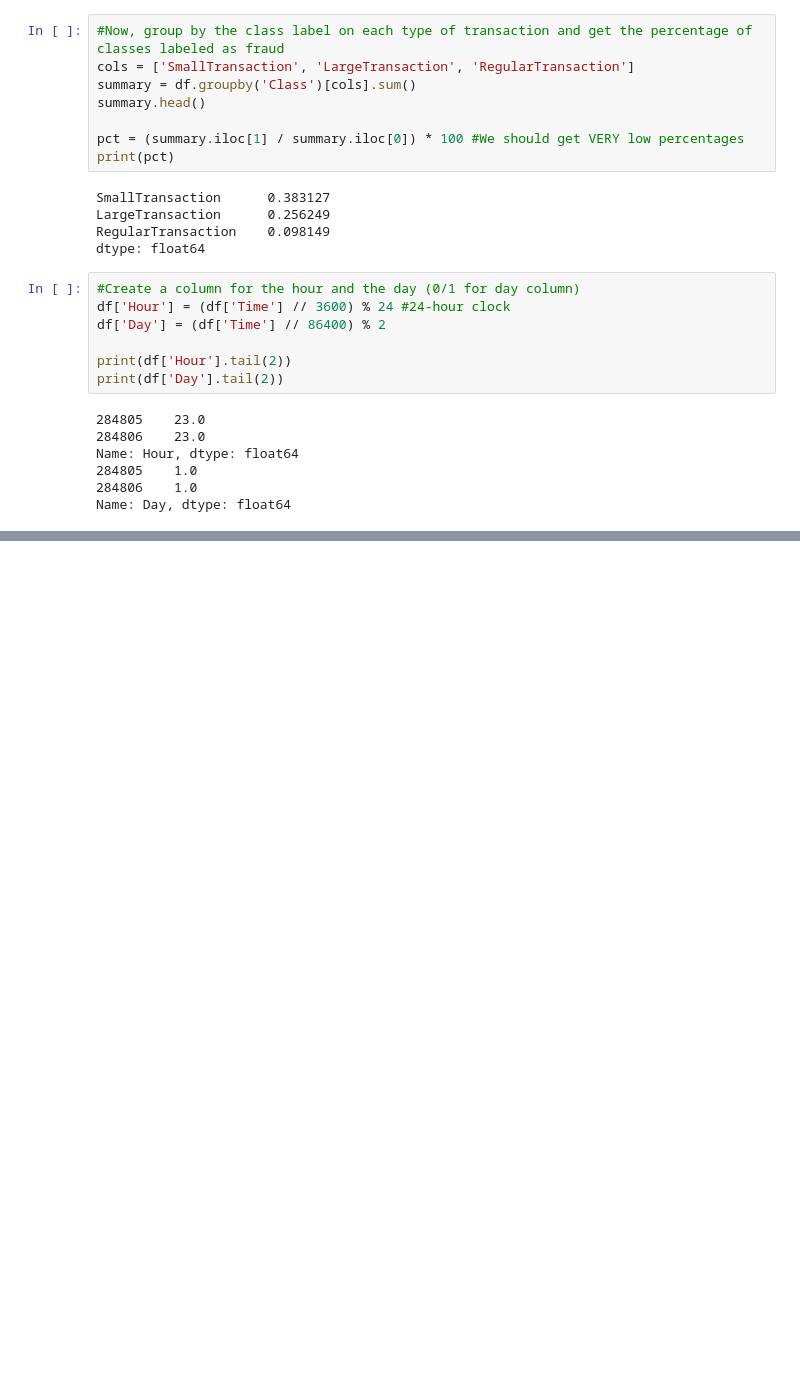
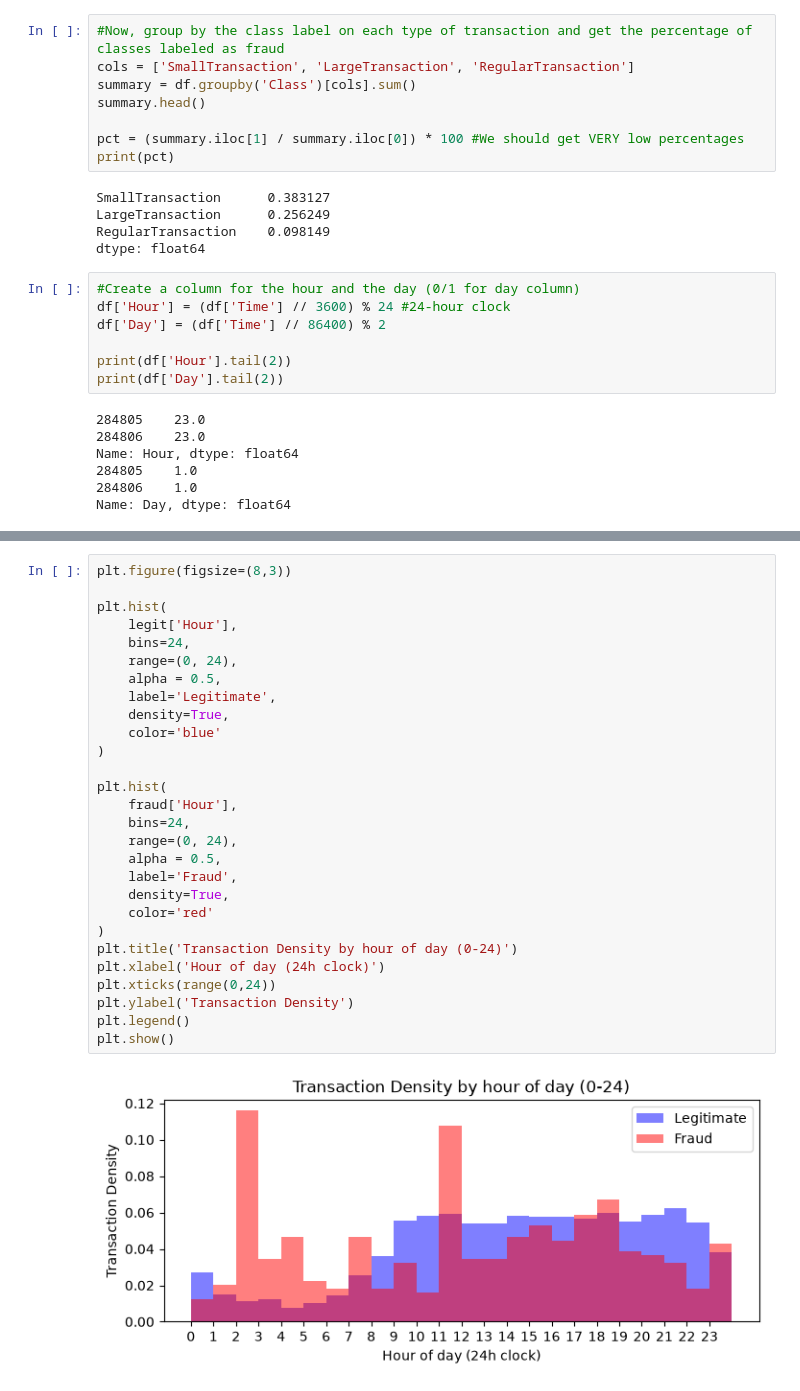
Before and after one commit to Frank-J1/credit_card_fraud, a Jupyter notebook: 01_eda.ipynb, the cells around one changed output, grey strips where cells are left out. Drawn from its saved outputs; the diff is of its cells as text; blank space fills up the shorter version.

```diff
--- a/01_eda.ipynb
+++ b/01_eda.ipynb
@@ -146,0 +150,30 @@ plt.show()
+# %%
+plt.figure(figsize=(8,3))
+
+plt.hist(
+    legit['Hour'],
+    bins=24,
+    range=(0, 24),
+    alpha = 0.5,
+    label='Legitimate',
+    density=True,
+    color='blue'
+)
+
+plt.hist(
+    fraud['Hour'],
+    bins=24,
+    range=(0, 24),
+    alpha = 0.5,
+    label='Fraud',
+    density=True,
+    color='red'
+)
+plt.title('Transaction Density by hour of day (0-24)')
+plt.xlabel('Hour of day (24h clock)')
+plt.xticks(range(0,24))
+plt.ylabel('Transaction Density')
+plt.legend()
+plt.show()
+# %% [output]
+[figure, added]
```
Also changed, not shown: parts of 3 cells of this notebook.
